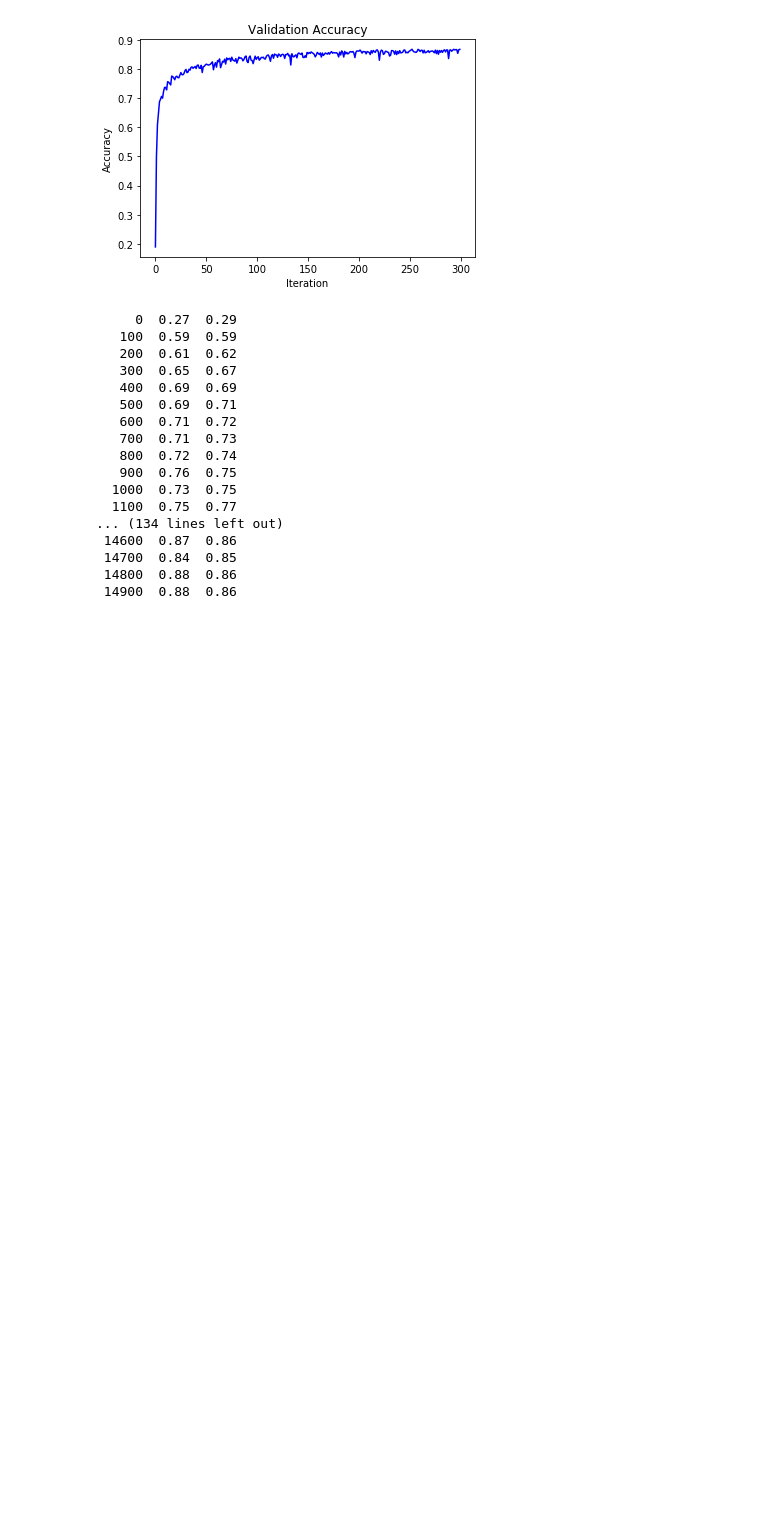
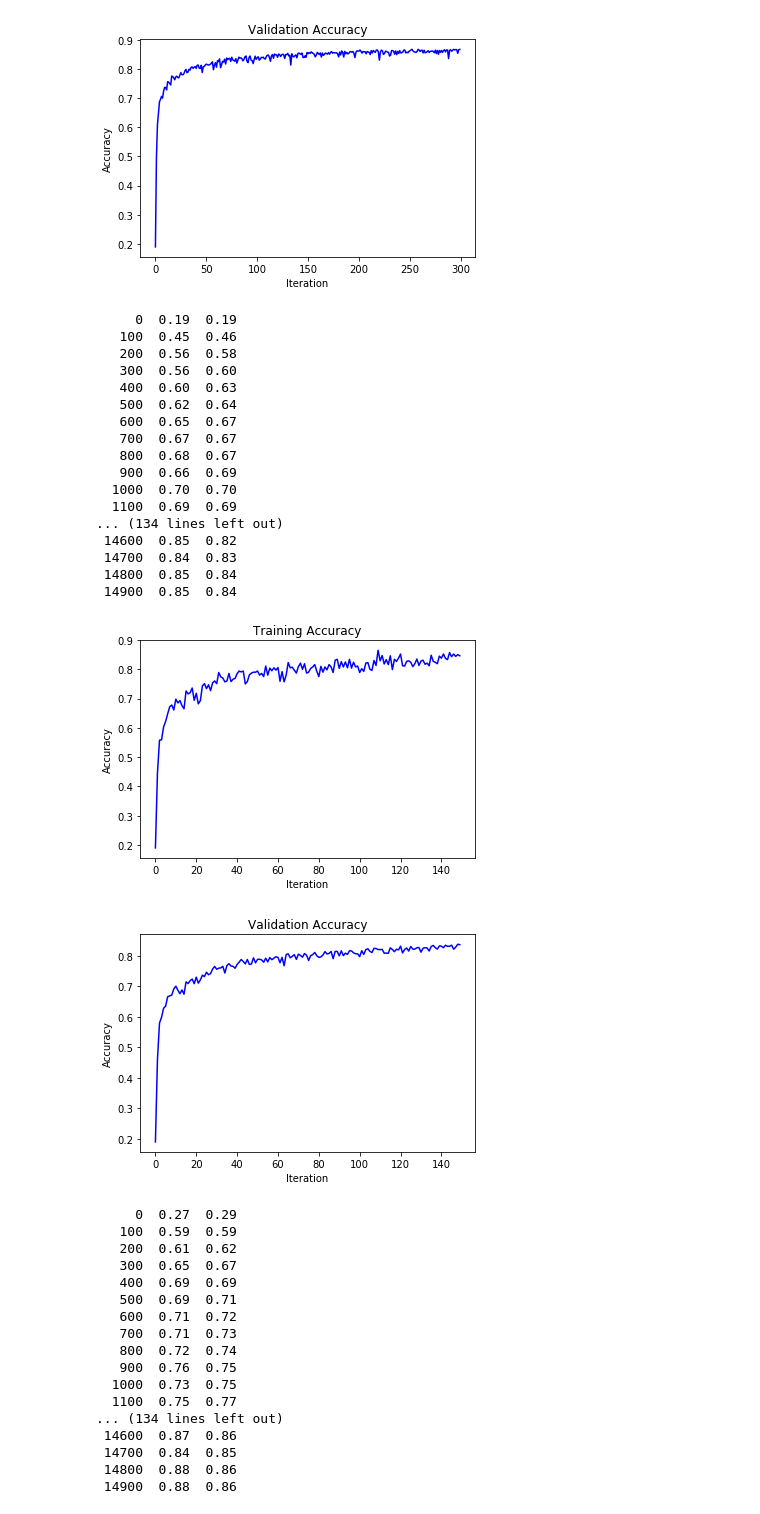
Before and after one commit to jz1242/MachineLearning, a Jupyter notebook: neural_nets_with_torchnn/conv-nn-experiments.ipynb, the cells around one changed output. Saved outputs shown, nothing was run; the diff lists cells and outputs as text; code cells hidden in the pictures; blank space fills up the shorter version.

```diff
--- a/neural_nets_with_torchnn/conv-nn-experiments.ipynb
+++ b/neural_nets_with_torchnn/conv-nn-experiments.ipynb
@@ -140,6 +140,30 @@ runModel(model, 32, 30000, optimizer)
  29900  0.89  0.87
 [figure]
 [figure]
+# %%
+model = TooSimpleConvNN()
+optimizer = torch.optim.Adam(model.parameters(), lr=0.001)
+runModel(model, 32, 15000, optimizer) #using stride = 1
+# %% [output]
+     0  0.19  0.19
+   100  0.45  0.46
+   200  0.56  0.58
+   300  0.56  0.60
+   400  0.60  0.63
+   500  0.62  0.64
+   600  0.65  0.67
+   700  0.67  0.67
+   800  0.68  0.67
+   900  0.66  0.69
+  1000  0.70  0.70
+  1100  0.69  0.69
+... (134 lines left out)
+ 14600  0.85  0.82
+ 14700  0.84  0.83
+ 14800  0.85  0.84
+ 14900  0.85  0.84
+[figure, added]
+[figure, added]
 # %%
 model = TooSimpleConvNN()
 optimizer = torch.optim.Adam(model.parameters(), lr=0.001)
```
Also changed, not shown: 21 other files.
